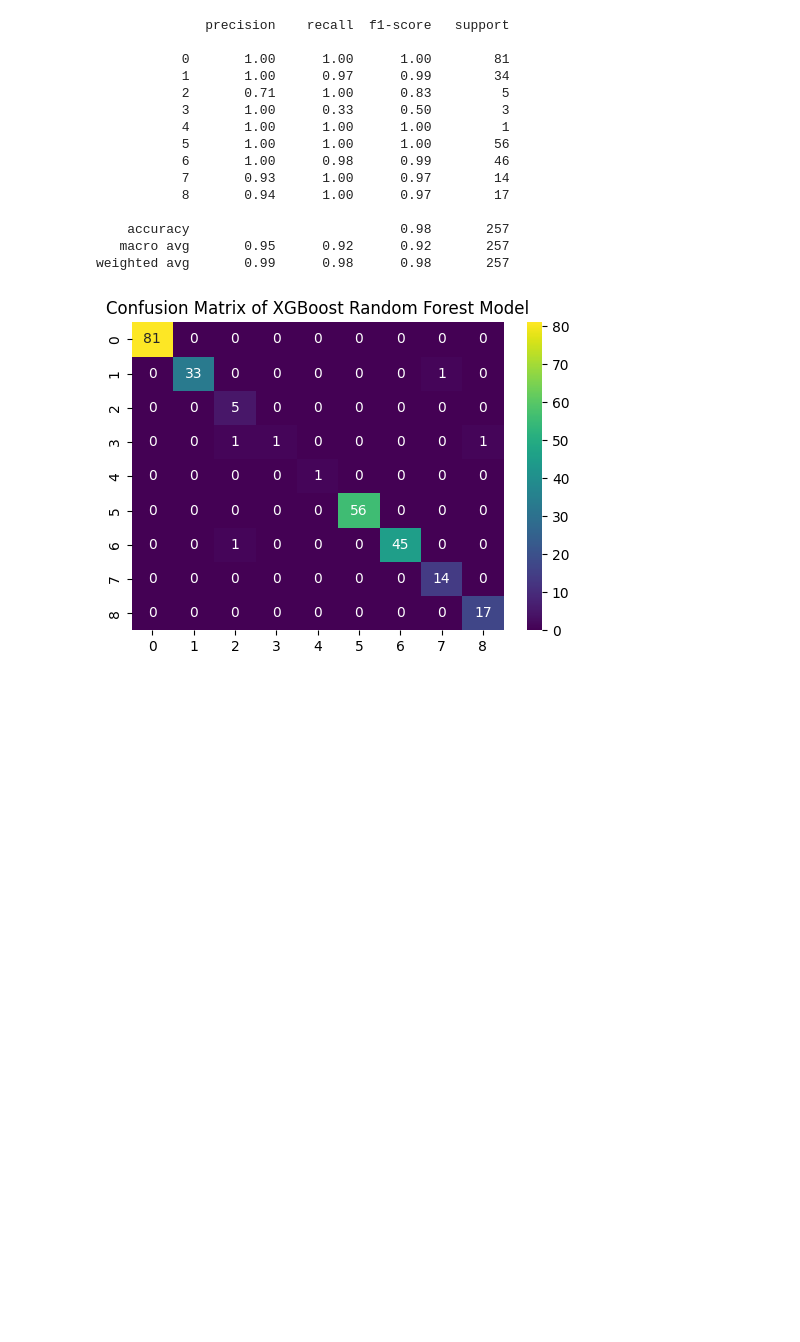
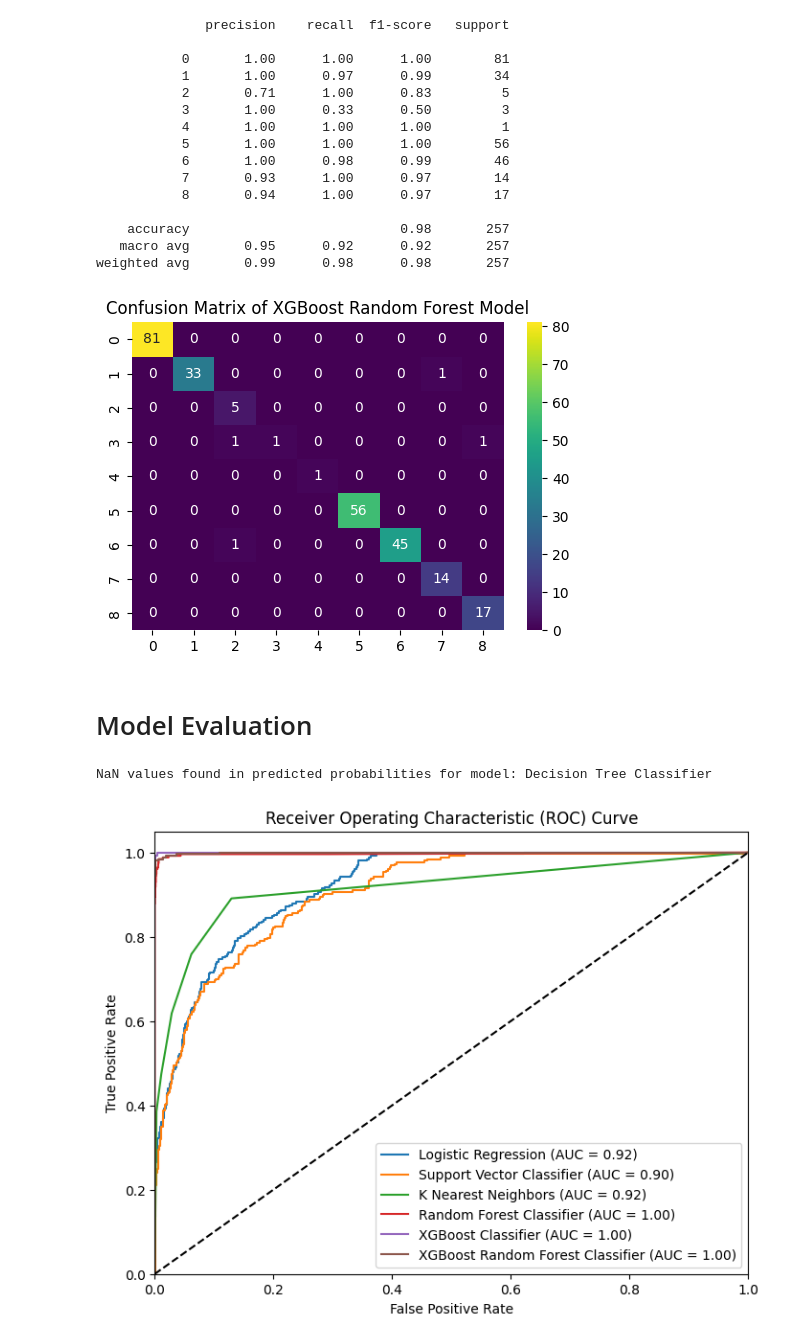
Before and after one commit to arkhash0309/HemoScope, a Jupyter notebook: Notebook.ipynb, the cells around one changed output. Drawn from its saved outputs; the diff is of its cells as text; code cells hidden in the pictures; blank space fills up the shorter version.

Commit message:
Completed model evaluation using One vs Rest strategy.

```diff
--- a/Notebook.ipynb
+++ b/Notebook.ipynb
@@ -750,3 +750,77 @@ plt.title("Confusion Matrix of XGBoost Random Forest Model")
 plt.show()
 # %% [output]
 [figure]
+# %% [markdown]
+# Model Evaluation
+# %%
+from sklearn.preprocessing import label_binarize
+from sklearn.metrics import roc_curve, auc
+from sklearn.multiclass import OneVsRestClassifier
+
+x = df.drop(columns=['Diagnosis'], axis=1)
+y = df['Diagnosis']
+
+x_train, x_test, y_train, y_test = train_test_split(x, y, test_size=0.2, random_state=42)
+
+# One-vs-Rest (OvR) strategy
+ovr_lr = OneVsRestClassifier(LogisticRegression())
+ovr_svc = OneVsRestClassifier(SVC(probability=True))
+ovr_k_neighbours = OneVsRestClassifier(KNeighborsClassifier())
+ovr_dtc = OneVsRestClassifier(DecisionTreeClassifier())
+ovr_rf = OneVsRestClassifier(RandomForestClassifier())
+ovr_xgb = OneVsRestClassifier(XGBClassifier())
+ovr_xgbrf = OneVsRestClassifier(XGBRFClassifier())
+
+# Fit OvR models
+ovr_lr.fit(x_train, y_train)
+ovr_svc.fit(x_train, y_train)
+ovr_k_neighbours.fit(x_train, y_train)
+ovr_dtc.fit(x_train, y_train)
+ovr_rf.fit(x_train, y_train)
+ovr_xgb.fit(x_train, y_train)
+ovr_xgbrf.fit(x_train, y_train)
+
+# Get predicted probabilities for each OvR model
+lr_probs = ovr_lr.predict_proba(x_test)
+svc_probs = ovr_svc.predict_proba(x_test)
+k_neighbours_probs = ovr_k_neighbours.predict_proba(x_test)
+dtc_probs = ovr_dtc.predict_proba(x_test)
+rf_probs = ovr_rf.predict_proba(x_test)
+xgb_probs = ovr_xgb.predict_proba(x_test)
+xgbrf_probs = ovr_xgbrf.predict_proba(x_test)
+
+models_probs = {
+    'Logistic Regression': lr_probs,
+    'Support Vector Classifier': svc_probs,
+    'K Nearest Neighbors': k_neighbours_probs,
+    'Decision Tree Classifier': dtc_probs,
+    'Random Forest Classifier': rf_probs,
+    'XGBoost Classifier': xgb_probs,
+    'XGBoost Random Forest Classifier': xgbrf_probs
+}
+
+# Computing ROC curve and ROC area for each model
+plt.figure(figsize=(8, 6))
+for model, probs in models_probs.items():
+    # Binarize the labels for multiclass classification
+    y_test_binarized = label_binarize(y_test, classes=ovr_lr.classes_)
+    if np.isnan(probs).any():
+        print(f"NaN values found in predicted probabilities for model: {model}")
+    else:
+        fpr, tpr, _ = roc_curve(y_test_binarized.ravel(), probs.ravel())
+        roc_auc = auc(fpr, tpr)
+        plt.plot(fpr, tpr, label='%s (AUC = %0.2f)' % (model, roc_auc))
+
+
+# Plotting ROC curve for random guessing
+plt.plot([0, 1], [0, 1], 'k--')
+plt.xlim([0.0, 1.0])
+plt.ylim([0.0, 1.05])
+plt.xlabel('False Positive Rate')
+plt.ylabel('True Positive Rate')
+plt.title('Receiver Operating Characteristic (ROC) Curve')
+plt.legend(loc="lower right")
+plt.show()
+# %% [output]
+NaN values found in predicted probabilities for model: Decision Tree Classifier
+[figure, added]
```
Also changed, not shown: parts of 4 cells of this notebook.
